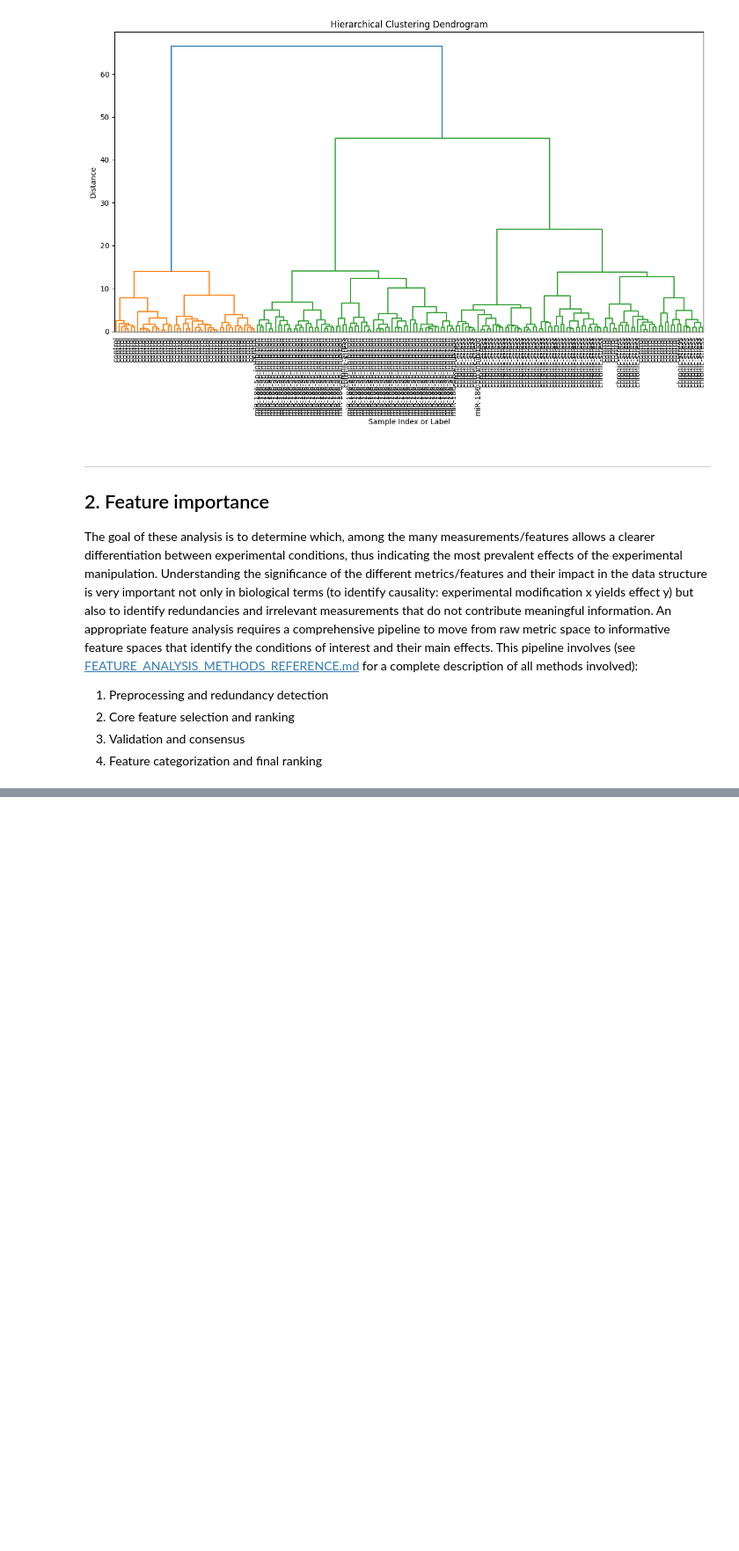
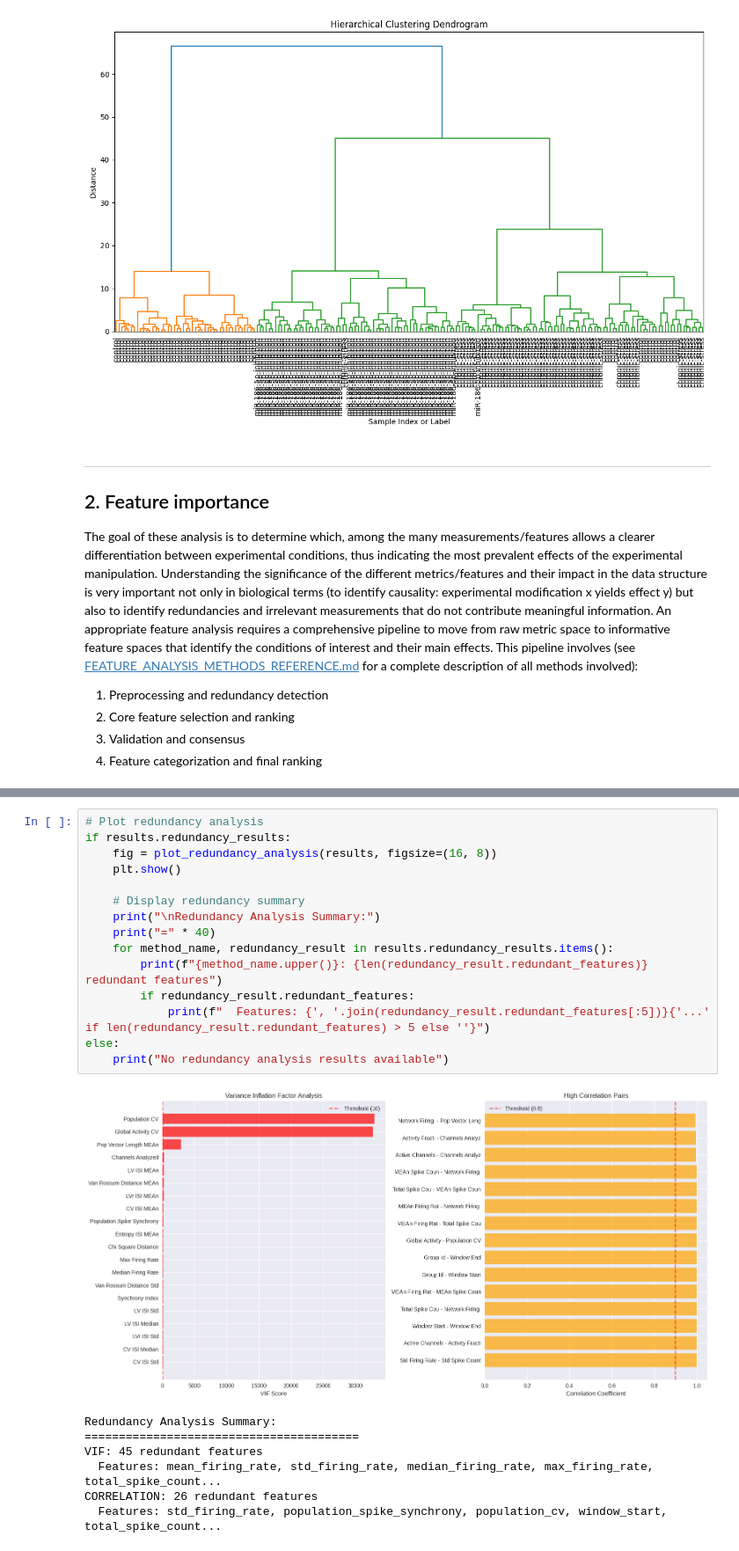
Before and after one commit to CNNC-Lab/mea-flow, a Jupyter notebook: notebooks/04_feature_based_analysis.ipynb, the cells around one changed output, grey strips where cells are left out. Shown at 88% size. Cells and saved outputs as stored; diff of their text form; blank space fills up the shorter version.

```diff
--- a/notebooks/04_feature_based_analysis.ipynb
+++ b/notebooks/04_feature_based_analysis.ipynb
@@ -702,0 +451,23 @@ Best method: random_forest with nan accuracy
+# %%
+# Plot redundancy analysis
+if results.redundancy_results:
+    fig = plot_redundancy_analysis(results, figsize=(16, 8))
+    plt.show()
+
+    # Display redundancy summary
+    print("\nRedundancy Analysis Summary:")
+    print("=" * 40)
+    for method_name, redundancy_result in results.redundancy_results.items():
+        print(f"{method_name.upper()}: {len(redundancy_result.redundant_features)} redundant features")
+        if redundancy_result.redundant_features:
+            print(f"  Features: {', '.join(redundancy_result.redundant_features[:5])}{'...' if len(redundancy_result.redundant_features) > 5 else ''}")
+else:
+    print("No redundancy analysis results available")
+# %% [output]
+[figure, added]
+Redundancy Analysis Summary:
+========================================
+VIF: 45 redundant features
+  Features: mean_firing_rate, std_firing_rate, median_firing_rate, max_firing_rate, total_spike_count...
+CORRELATION: 26 redundant features
+  Features: std_firing_rate, population_spike_synchrony, population_cv, window_start, total_spike_count...
```
Also changed, not shown: parts of 40 cells of this notebook, 11 other files.
